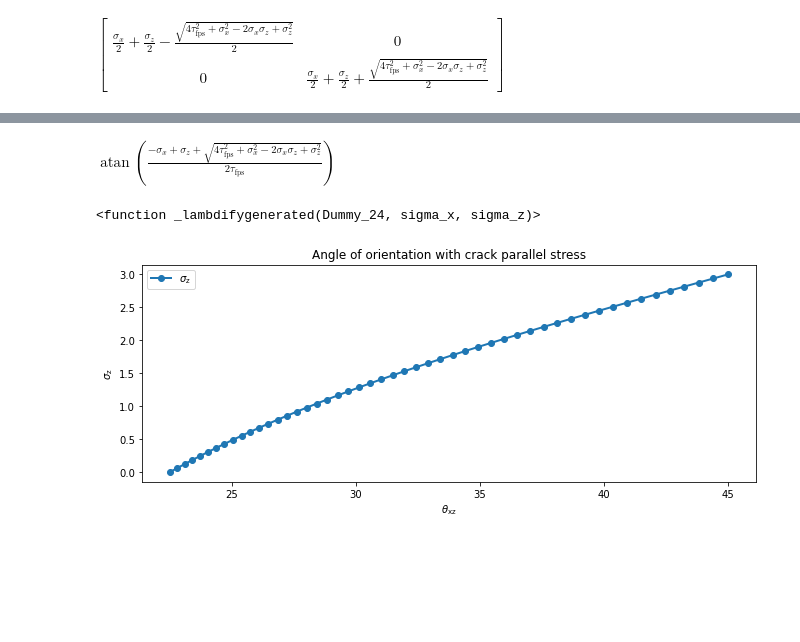
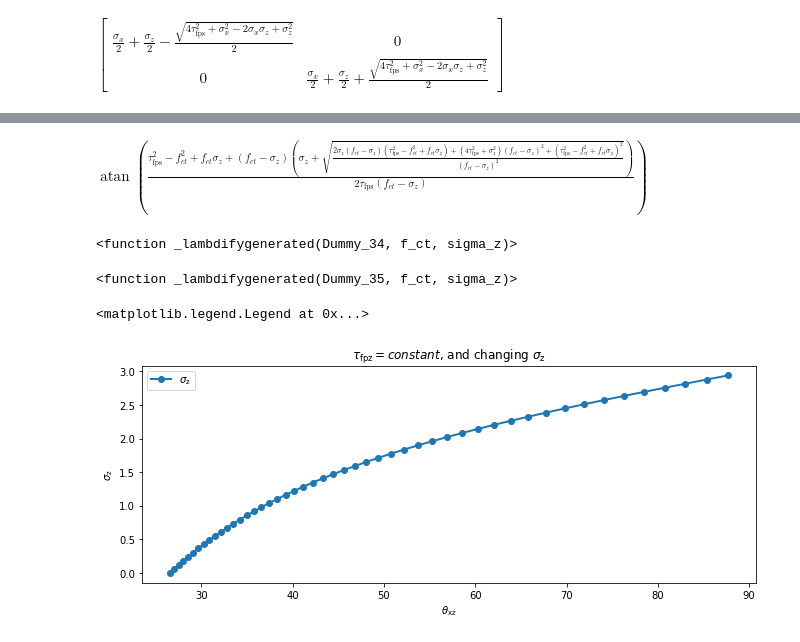
Before and after one commit to bmcs-group/bmcs_shear_zone, a Jupyter notebook: notebooks/fib/crack_orientation_sigma_z.ipynb, the cells around one changed output, grey strips where cells are left out. Cells and saved outputs as stored; diff of their text form; code cells hidden in the pictures; blank space fills up the shorter version.

```diff
--- a/notebooks/fib/crack_orientation_sigma_z.ipynb
+++ b/notebooks/fib/crack_orientation_sigma_z.ipynb
@@ -22,0 +59,4 @@ $\displaystyle \left[\begin{matrix}\frac{\sigma_{x}}{2} + \frac{\sigma_{z}}{2} -
+# %%
+P_xf = P_xz.subs(subs_sigma_x)
+D_xf = D_xz.subs(subs_sigma_x)
+P_xf
@@ -23,28 +65,34 @@ $\displaystyle \left[\begin{matrix}\frac{\sigma_{x}}{2} + \frac{\sigma_{z}}{2} -
 # %%
-theta_xz = sp.atan( sp.simplify(-P_xz[0,0] / P_xz[1,0]))
+theta_xz = sp.atan( sp.simplify(-P_xf[0,0] / P_xf[1,0]))
 theta_xz
 # %% [output]
-$\displaystyle \operatorname{atan}{\left(\frac{- \sigma_{x} + \sigma_{z} + \sqrt{4 \tau_\mathrm{fps}^{2} + \sigma_{x}^{2} - 2 \sigma_{x} \sigma_{z} + \sigma_{z}^{2}}}{2 \tau_\mathrm{fps}} \right)}$
+$\displaystyle \operatorname{atan}{\left(\frac{\tau_\mathrm{fps}^{2} - f_{ct}^{2} + f_{ct} \sigma_{z} + \left(f_{ct} - \sigma_{z}\right) \left(\sigma_{z} + \sqrt{\frac{2 \sigma_{z} \left(f_{ct} - \sigma_{z}\right) \left(\tau_\mathrm{fps}^{2} - f_{ct}^{2} + f_{ct} \sigma_{z}\right) + \left(4 \tau_\mathrm{fps}^{2} + \sigma_{z}^{2}\right) \left(f_{ct} - \sigma_{z}\right)^{2} + \left(\tau_\mathrm{fps}^{2} - f_{ct}^{2} + f_{ct} \sigma_{z}\right)^{2}}{\left(f_{ct} - \sigma_{z}\right)^{2}}}\right)}{2 \tau_\mathrm{fps} \left(f_{ct} - \sigma_{z}\right)} \right)}$
 # %%
-get_theta_xz = sp.lambdify((tau_fps, sigma_x, sigma_z), theta_xz)
+get_theta_xz = sp.lambdify((tau_fps, f_ct, sigma_z), theta_xz)
 get_theta_xz
 # %% [output]
-<function _lambdifygenerated(Dummy_24, sigma_x, sigma_z)>
+<function _lambdifygenerated(Dummy_34, f_ct, sigma_z)>
+# %%
+get_sigma_x_val = sp.lambdify((tau_fps, f_ct, sigma_z),sigma_xf[0,0])
+get_sigma_x_val
+# %% [output]
+<function _lambdifygenerated(Dummy_35, f_ct, sigma_z)>
 # %%
 import matplotlib.pylab as plt
 _, ax1 = plt.subplots(1, 1, figsize=(11,4))
 
 f_ct_val = 3
-sig_x = f_ct_val
 eta = 0.5
 tau_xx = eta * f_ct_val
 sigma_z = np.linspace(0, 3, 50)
-theta_xz = get_theta_xz(tau_xx, sig_x, sigma_z)
+theta_xz = get_theta_xz(tau_xx, f_ct_val, sigma_z)
+sigma_x = get_sigma_x_val(tau_xx, f_ct_val, sigma_z)
 
 ax1.plot(theta_xz * 180/ np.pi,  sigma_z, 'o-', lw= 2, label = r'$\sigma_{\mathrm{z}}}$')
 ax1.set_xlabel(r'$\theta_{\mathrm{xz}}$'); ax1.set_ylabel(r'$\sigma_{\mathrm{z}}$');
-ax1.set_title(r'Angle of orientation with crack parallel stress')
+ax1.set_title(r'$\tau_{\mathrm{fpz}} = constant$, and changing $\sigma_{\mathrm{z}}$')
 ax1.legend()
-plt.savefig("D:\Shear zones\Python plots\Angle of orientation with crack parallel stress.pdf")
+#plt.savefig("D:\Shear zones\Python plots\Angle of orientation with crack parallel stress.pdf")
 # %% [output]
+<matplotlib.legend.Legend at 0x...>
-[figure, old version]
+[figure, new version]
```
Also changed, not shown: parts of 16 cells of this notebook, 1 other file.
